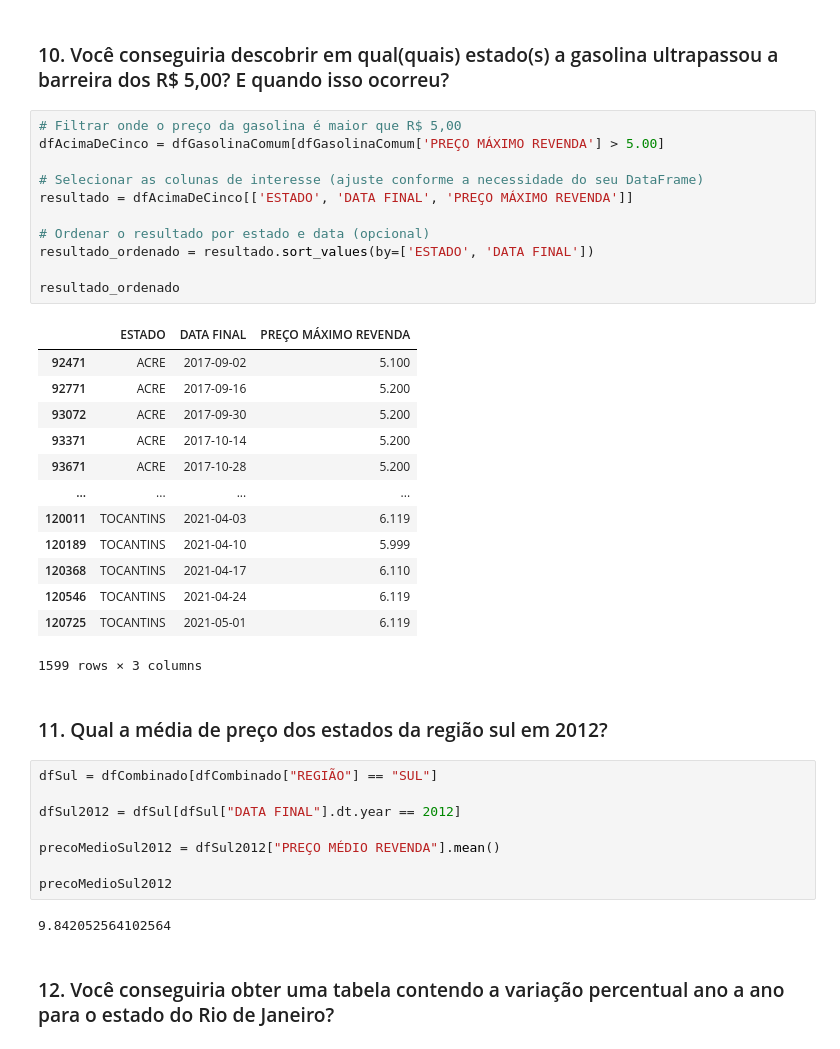
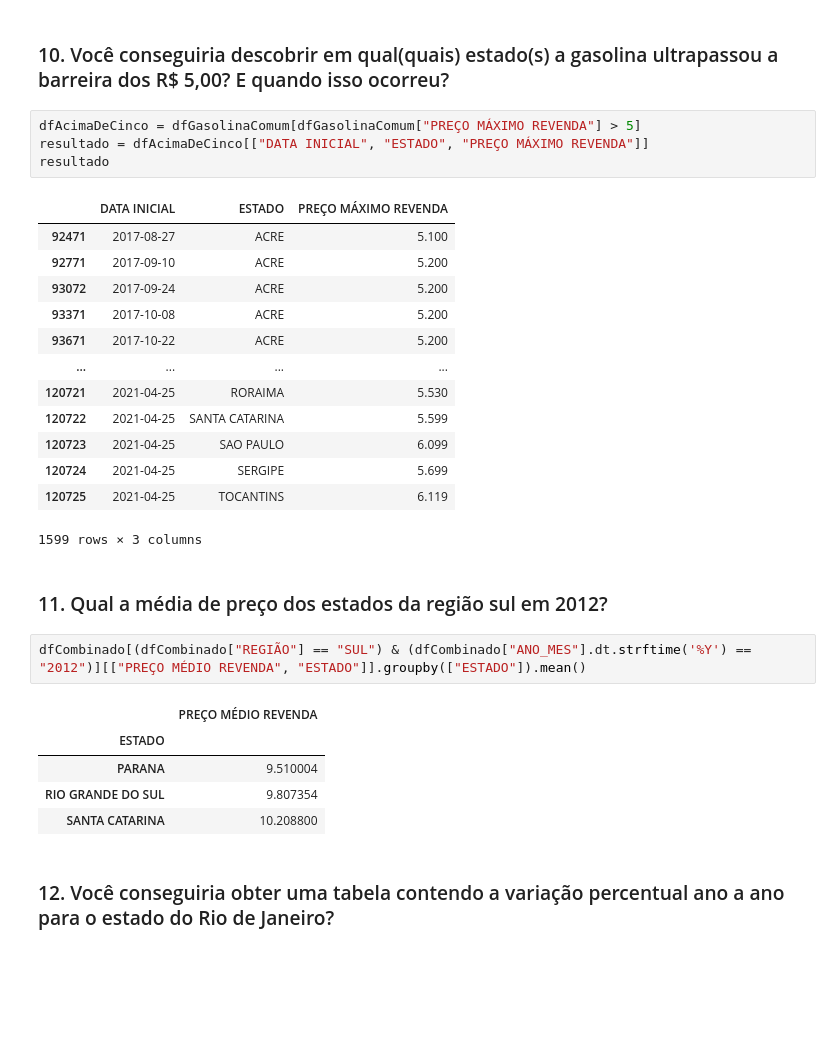
Before and after one commit to profmatheuspassos/analise-dados-pandas-sql, a Jupyter notebook: 4-analise-precos-gasolina-BR/exercicios-pandas.ipynb, the cells around one changed output. Drawn from its saved outputs; the diff is of its cells as text; blank space fills up the shorter version.

```diff
--- a/4-analise-precos-gasolina-BR/exercicios-pandas.ipynb
+++ b/4-analise-precos-gasolina-BR/exercicios-pandas.ipynb
@@ -188,42 +191,33 @@ precoMedio
 # %% [markdown]
 ### 10. Você conseguiria descobrir em qual(quais) estado(s) a gasolina ultrapassou a barreira dos R$ 5,00? E quando isso ocorreu?
 # %%
-# Filtrar onde o preço da gasolina é maior que R$ 5,00
-dfAcimaDeCinco = dfGasolinaComum[dfGasolinaComum['PREÇO MÁXIMO REVENDA'] > 5.00]
-
-# Selecionar as colunas de interesse (ajuste conforme a necessidade do seu DataFrame)
-resultado = dfAcimaDeCinco[['ESTADO', 'DATA FINAL', 'PREÇO MÁXIMO REVENDA']]
-
-# Ordenar o resultado por estado e data (opcional)
-resultado_ordenado = resultado.sort_values(by=['ESTADO', 'DATA FINAL'])
-
-resultado_ordenado
+dfAcimaDeCinco = dfGasolinaComum[dfGasolinaComum["PREÇO MÁXIMO REVENDA"] > 5]
+resultado = dfAcimaDeCinco[["DATA INICIAL", "ESTADO", "PREÇO MÁXIMO REVENDA"]]
+resultado
 # %% [output]
-|  | ESTADO | DATA FINAL | PREÇO MÁXIMO REVENDA |
-| 92471 | ACRE | 2017-09-02 | 5.100 |
-| 92771 | ACRE | 2017-09-16 | 5.200 |
-| 93072 | ACRE | 2017-09-30 | 5.200 |
-| 93371 | ACRE | 2017-10-14 | 5.200 |
-| 93671 | ACRE | 2017-10-28 | 5.200 |
+|  | DATA INICIAL | ESTADO | PREÇO MÁXIMO REVENDA |
+| 92471 | 2017-08-27 | ACRE | 5.100 |
+| 92771 | 2017-09-10 | ACRE | 5.200 |
+| 93072 | 2017-09-24 | ACRE | 5.200 |
+| 93371 | 2017-10-08 | ACRE | 5.200 |
+| 93671 | 2017-10-22 | ACRE | 5.200 |
 | ... | ... | ... | ... |
-| 120011 | TOCANTINS | 2021-04-03 | 6.119 |
-| 120189 | TOCANTINS | 2021-04-10 | 5.999 |
-| 120368 | TOCANTINS | 2021-04-17 | 6.110 |
-| 120546 | TOCANTINS | 2021-04-24 | 6.119 |
-| 120725 | TOCANTINS | 2021-05-01 | 6.119 |
+| 120721 | 2021-04-25 | RORAIMA | 5.530 |
+| 120722 | 2021-04-25 | SANTA CATARINA | 5.599 |
+| 120723 | 2021-04-25 | SAO PAULO | 6.099 |
+| 120724 | 2021-04-25 | SERGIPE | 5.699 |
+| 120725 | 2021-04-25 | TOCANTINS | 6.119 |
 1599 rows × 3 columns
 # %% [markdown]
 ### 11. Qual a média de preço dos estados da região sul em 2012?
 # %%
-dfSul = dfCombinado[dfCombinado["REGIÃO"] == "SUL"]
-
-dfSul2012 = dfSul[dfSul["DATA FINAL"].dt.year == 2012]
-
-precoMedioSul2012 = dfSul2012["PREÇO MÉDIO REVENDA"].mean()
-
-precoMedioSul2012
+dfCombinado[(dfCombinado["REGIÃO"] == "SUL") & (dfCombinado["ANO_MES"].dt.strftime('%Y') == "2012")][["PREÇO MÉDIO REVENDA", "ESTADO"]].groupby(["ESTADO"]).mean()
 # %% [output]
-9.842052564102564
+|  | PREÇO MÉDIO REVENDA |
+| ESTADO |  |
+| PARANA | 9.510004 |
+| RIO GRANDE DO SUL | 9.807354 |
+| SANTA CATARINA | 10.208800 |
 # %% [markdown]
 ### 12. Você conseguiria obter uma tabela contendo a variação percentual ano a ano para o estado do Rio de Janeiro?
 # %% [markdown]
```
Also changed, not shown: parts of 4 cells of this notebook.
